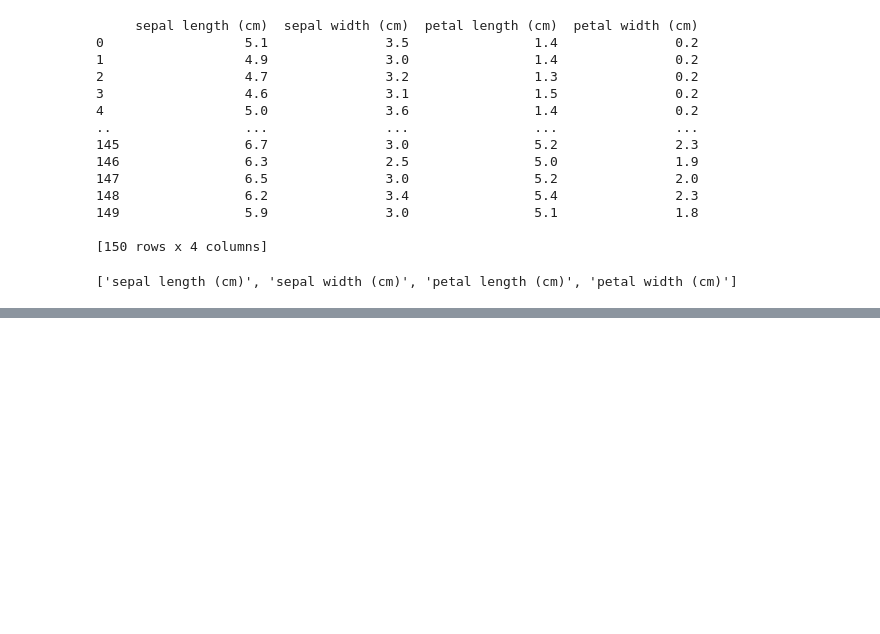
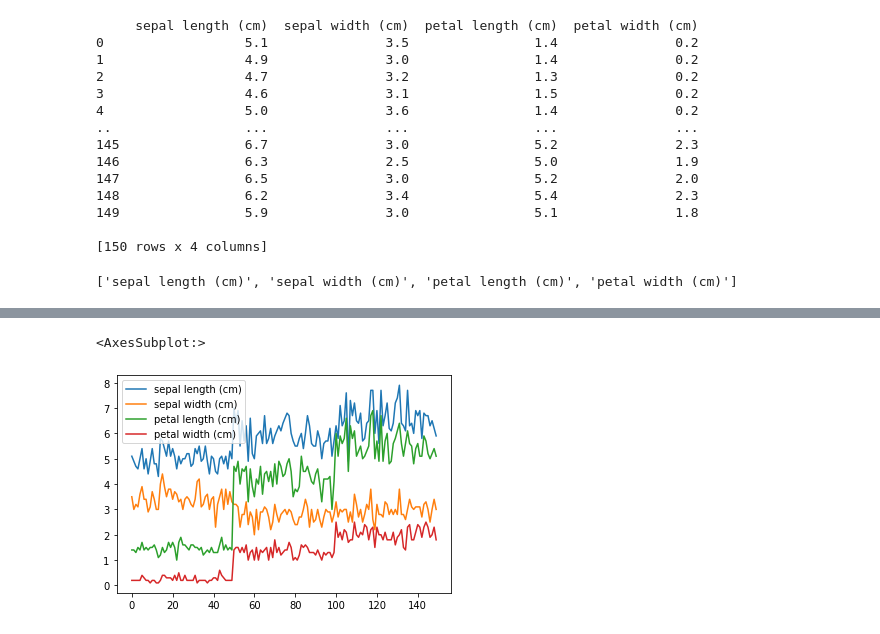
Before and after one commit to Parodix007/MLFirstSteps, a Jupyter notebook: FirstJupyterNoteBook.ipynb, the cells around one changed output, grey strips where cells are left out. Cells and saved outputs as stored; diff of their text form; code cells hidden in the pictures; blank space fills up the shorter version.

```diff
--- a/FirstJupyterNoteBook.ipynb
+++ b/FirstJupyterNoteBook.ipynb
@@ -107,0 +140,5 @@ print(iris.feature_names)
+# %%
+data_frame.plot() #exmaple of basic plot
+# %% [output]
+<AxesSubplot:>
+[figure, added]
```
Also changed, not shown: parts of 6 cells of this notebook, 2 other files.
